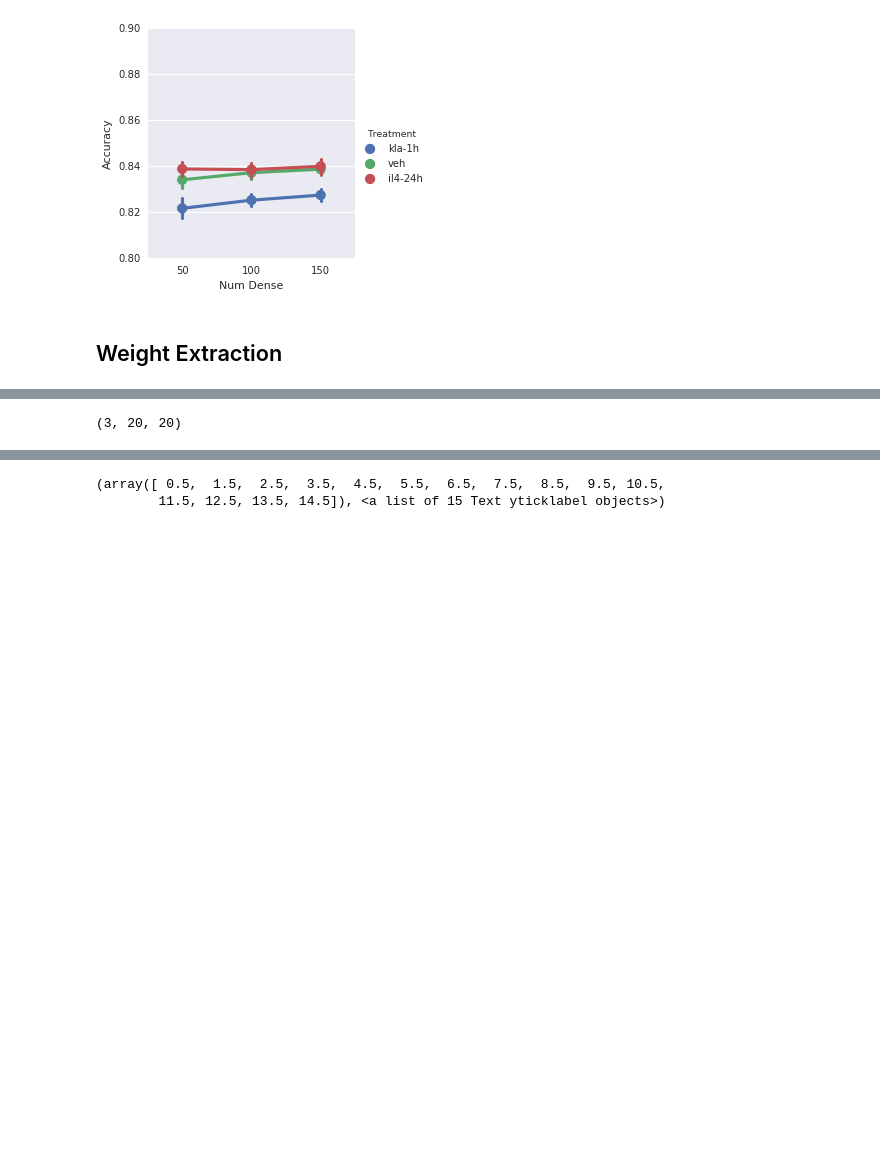
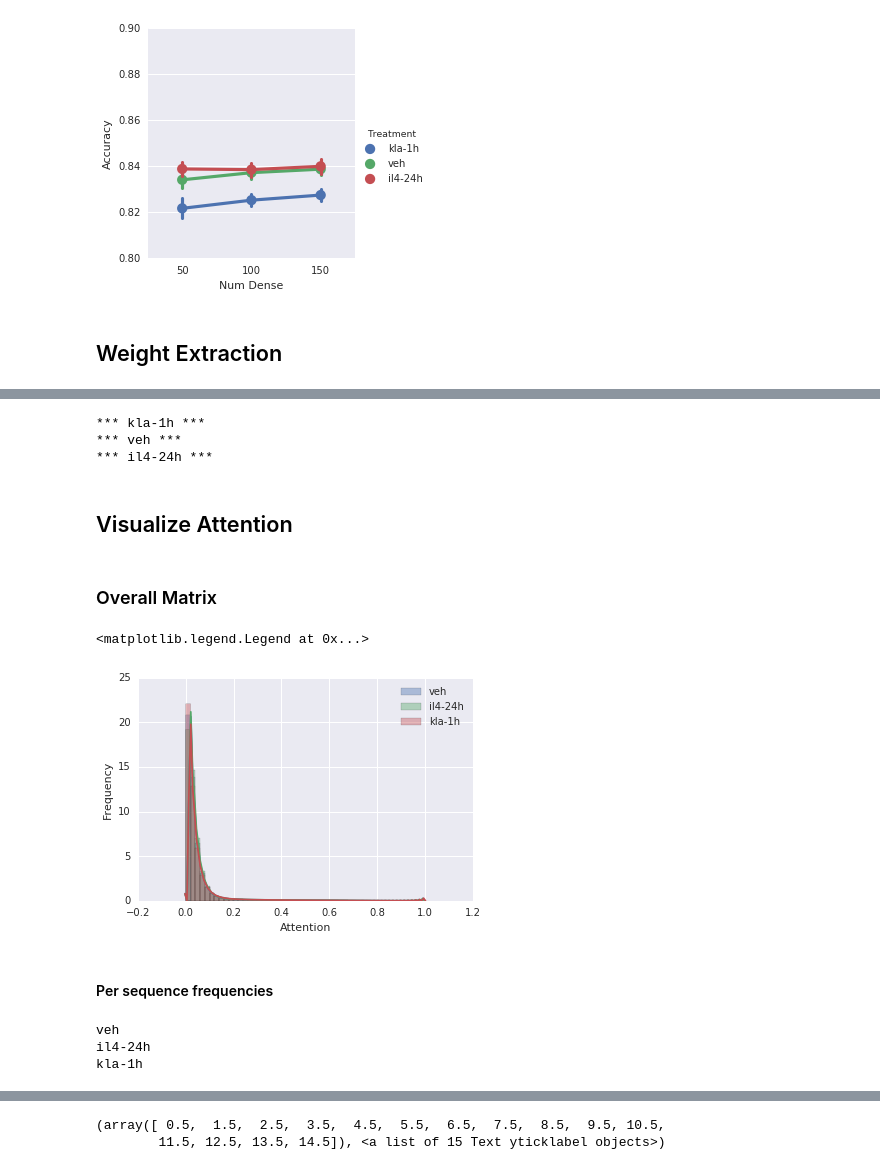
Before and after one commit to jenhantao/genomic_grammar, a Jupyter notebook: Attention Only Classification Analysis.ipynb, the cells around one changed output, grey strips where cells are left out. Cells and saved outputs as stored; diff of their text form; code cells hidden in the pictures; blank space fills up the shorter version.

Commit message:
additional plots for visualizing attention shape

```diff
--- a/Attention Only Classification Analysis.ipynb
+++ b/Attention Only Classification Analysis.ipynb
@@ -568,6 +568,6 @@ def get_sequence_attention(model, sequence_arrays, sequence_size, adjacent_bp_po
                                [model.get_layer('attention_softmax_layer').output])
     trimmed_sequences = [x[:sequence_size] for x in sequence_arrays]
 
-    layer_output = get_attention((trimmed_sequences, 0))[0]
+    attention = get_attention((trimmed_sequences, 0))[0]
 
-    return layer_output
+    return attention
@@ -578,2 +573,0 @@ sequence_arrays[0][:200].shape
-# %%
-fasta_seq = [str(x.seq[:200]) for x in positive_seqRecords] + [str(x[:200].seq) for x in negative_seqRecords]
@@ -585,8 +574,5 @@ layer_output = get_sequence_attention(dotProductAttention_model,
-# %%
-layer_output.shape
-# %% [output]
-(3, 20, 20)
 # %%
+treatment_attention_dict = {}
 for ps in ['c57bl6_kla-1h_peaks.fasta', 'c57bl6_veh_peaks.fasta', 'c57bl6_il4-24h_peaks.fasta']:
     treatment = ps.split('_')[1]
     print('***',treatment, '***')
@@ -595,9 +581,53 @@ for ps in ['c57bl6_kla-1h_peaks.fasta', 'c57bl6_veh_peaks.fasta', 'c57bl6_il4-24
 
     fasta_seq = [str(x.seq[:200]) for x in positive_seqRecords] + [str(x[:200].seq) for x in negative_seqRecords]
 
-    fasta_rc_seq = [str(x[:200].reverse_complement().seq) for x in positive_seqRecords] + \
-        [str(x[:200].reverse_complement().seq) for x in negative_seqRecords]
 
     sequence_arrays = convert_sequences_to_array(fasta_seq)
 
-    sequence_rc_arrays = convert_sequences_to_array(fasta_rc_seq)
+    current_model = condition_model_dict['DotAttention_'+treatment]
+    attention = get_sequence_attention(current_model,
+        sequence_arrays,
+        200,
+        10)
+    treatment_attention_dict[treatment] = attention
+# %% [output]
+*** kla-1h ***
+*** veh ***
+*** il4-24h ***
+# %% [markdown]
+## Visualize Attention
+# %% [markdown]
+### Overall Matrix
+# %%
+for treatment in treatment_attention_dict:
+    treatment_attention = treatment_attention_dict[treatment]
+    sns.distplot(treatment_attention.flatten(), label = treatment)
+plt.xlabel('Attention')
+plt.ylabel('Frequency')
+plt.legend()
+# %% [output]
+<matplotlib.legend.Legend at 0x...>
+[figure, added]
+# %% [markdown]
+#### Per sequence frequencies
+# %%
+num_positions = 20
+matrix_size = num_positions**2
+count_list = []
+treatment_list = []
+threshold_list = []
+normalized_count_list = []
+for treatment in treatment_attention_dict:
+    treatment_attention = treatment_attention_dict[treatment]
+    print(treatment)
+    for threshold in [np.round(x,2) for x in np.arange(0.1,1,0.05)]:
+        for am in treatment_attention:
+            count = np.sum(am.flatten() > threshold)
+            count_list.append(count)
+            normalized_count_list.append(count/matrix_size)
+            treatment_list.append(treatment)
+            threshold_list.append(threshold)
+# %% [output]
+veh
+il4-24h
+kla-1h
```
Also changed, not shown: parts of 11 cells of this notebook.
